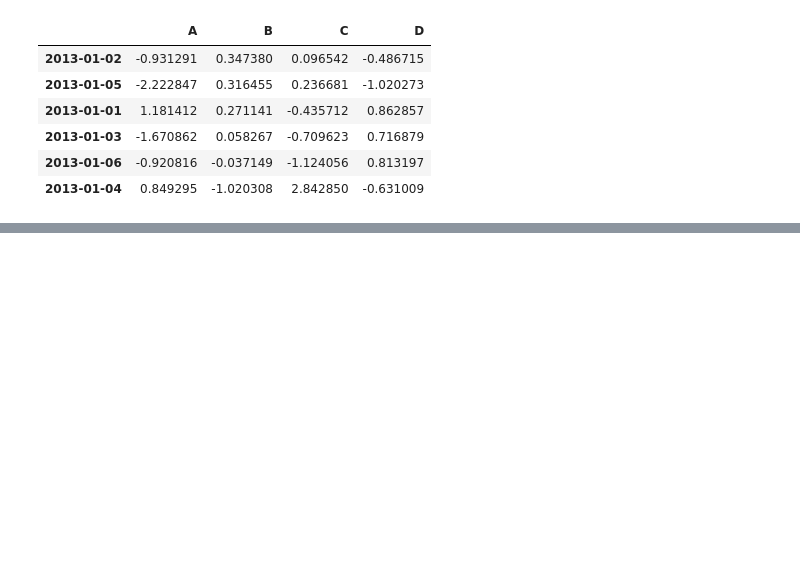
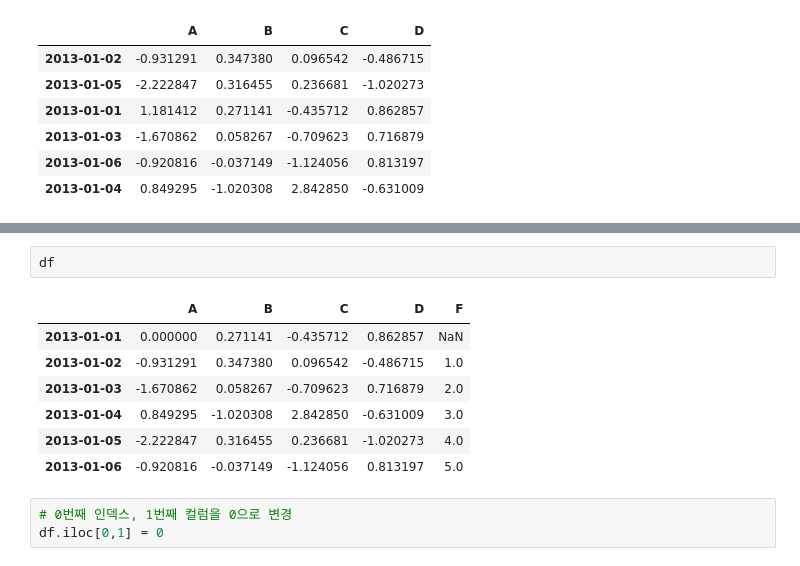
Before and after one commit to online5880/Pandas-BigQuery-MetaCode, a Jupyter notebook: Chapter01_pandas.ipynb, the cells around one changed output, grey strips where cells are left out. Drawn from its saved outputs; the diff is of its cells as text; blank space fills up the shorter version.

```diff
--- a/Chapter01_pandas.ipynb
+++ b/Chapter01_pandas.ipynb
@@ -143,0 +321,13 @@ df.sort_values(by='B',ascending=False)
+# %%
+df
+# %% [output]
+|  | A | B | C | D | F |
+| 2013-01-01 | 0.000000 | 0.271141 | -0.435712 | 0.862857 | NaN |
+| 2013-01-02 | -0.931291 | 0.347380 | 0.096542 | -0.486715 | 1.0 |
+| 2013-01-03 | -1.670862 | 0.058267 | -0.709623 | 0.716879 | 2.0 |
+| 2013-01-04 | 0.849295 | -1.020308 | 2.842850 | -0.631009 | 3.0 |
+| 2013-01-05 | -2.222847 | 0.316455 | 0.236681 | -1.020273 | 4.0 |
+| 2013-01-06 | -0.920816 | -0.037149 | -1.124056 | 0.813197 | 5.0 |
+# %%
+# 0번째 인덱스, 1번째 컬럼을 0으로 변경
+df.iloc[0,1] = 0
```
Also changed, not shown: parts of 32 cells of this notebook.
